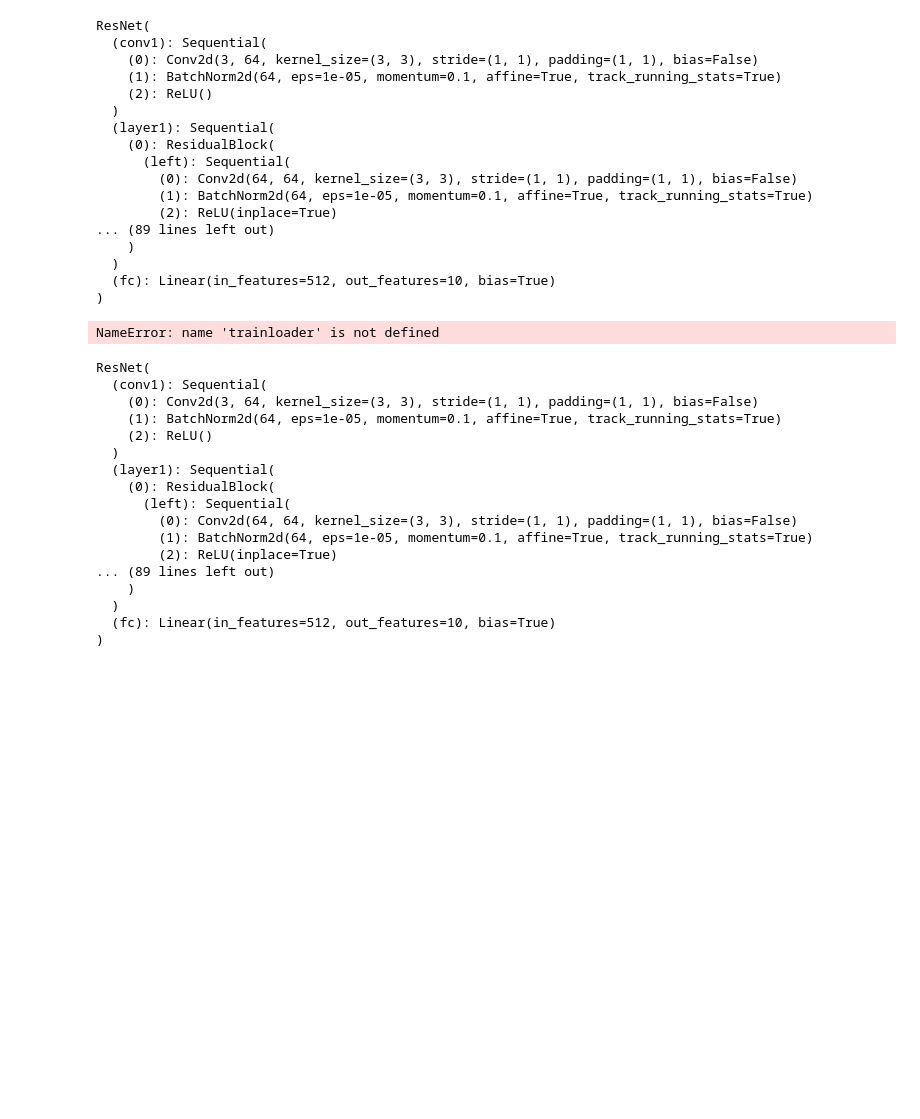
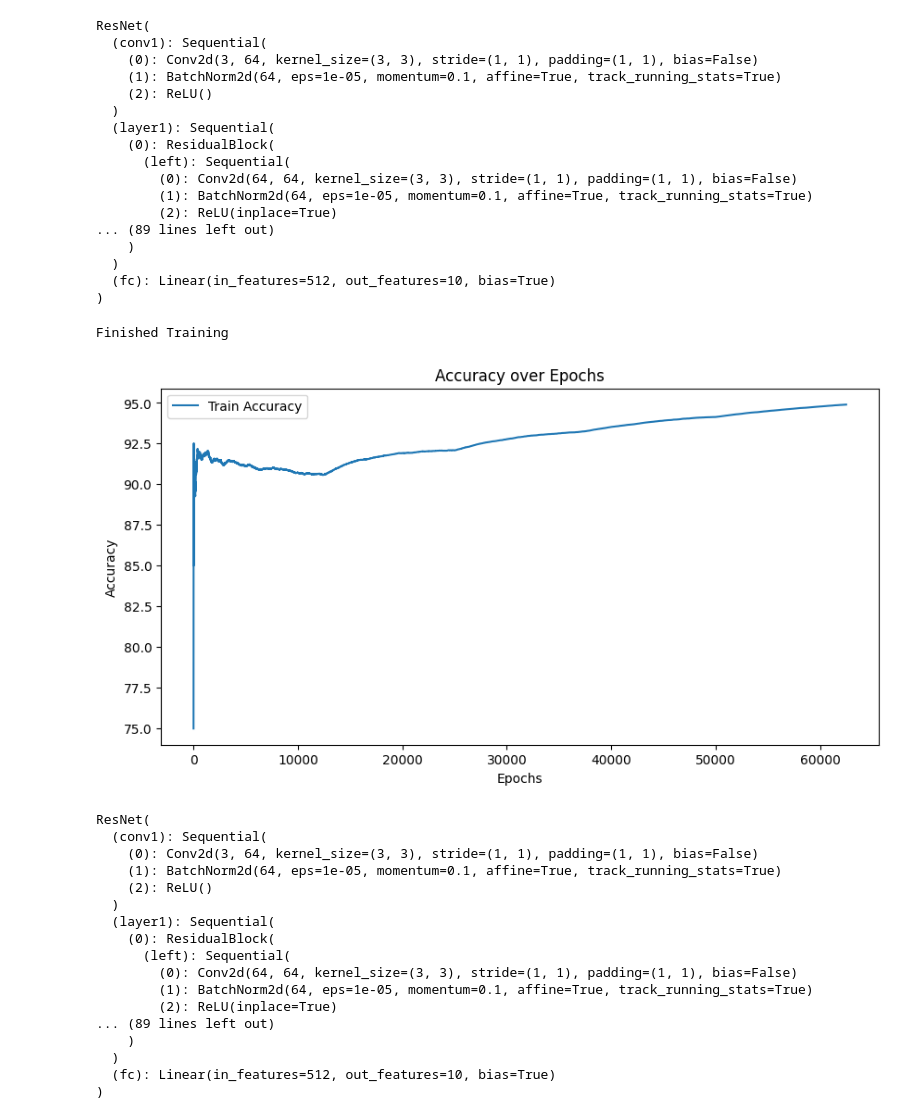
Before and after one commit to ANTRIKSH-GANJOO/pytorch_research, a Jupyter notebook: WithReg.ipynb, the cells around one changed output. Drawn from its saved outputs; the diff is of its cells as text; code cells hidden in the pictures; blank space fills up the shorter version.

```diff
--- a/WithReg.ipynb
+++ b/WithReg.ipynb
@@ -171,6 +171,12 @@ class ResNet(nn.Module):
         # Calculate the final result
         # result = 2 ** quotient
         # reg = reg + result
+        out = self.layer4(out)
+        l1_norm = torch.norm(out,1)
+        l2_norm = torch.norm(out,2)
+        quotient = l1_norm / l2_norm
+        hoyer_norm = quotient ** 2
+        reg += hoyer_norm
         out = F.avg_pool2d(out, 4)
         out = out.view(out.size(0), -1)
         out = self.fc(out)
@@ -218,16 +224,16 @@ for epoch in range(5):  # loop over the dataset multiple times
     run_loss = 0.0
     for i, data in enumerate(trainloader, 0):
         # get the inputs; data is a list of [inputs, labels]
-        # inputs, labels = data
+        inputs, labels = data
         inputs, labels = inputs.to(device), labels.to(device) # pushing to GPU
 
         # zero the parameter gradients
         optimizer.zero_grad()
         # forward + backward + optimize
-        outputs,reg = my_net(inputs)
+        outputs, reg = my_net(inputs)
         loss = criterion(outputs, labels)
         # c = loss + reg
-        # c.backward()
+        loss.backward()
         optimizer.step()
 
         # print statistics
@@ -241,9 +247,21 @@ for epoch in range(5):  # loop over the dataset multiple times
         train_acc = 100 * correct / total
         train_acc_list.append(train_acc)
 
+
 print('Finished Training')
 # %% [output]
-NameError: name 'trainloader' is not defined
+Finished Training
+# %%
+plt.figure(figsize=(10, 5))
+plt.plot(train_acc_list, label='Train Accuracy')
+#plt.plot(test_acc_list, label='Test Accuracy')
+plt.title('Accuracy over Epochs')
+plt.xlabel('Epochs')
+plt.ylabel('Accuracy')
+plt.legend()
+plt.show()
+# %% [output]
+[figure, added]
 # %%
 device = torch.device("cuda:0" if torch.cuda.is_available() else "cpu")
 my_net.to(device)
```
Also changed, not shown: parts of 1 cell of this notebook.
